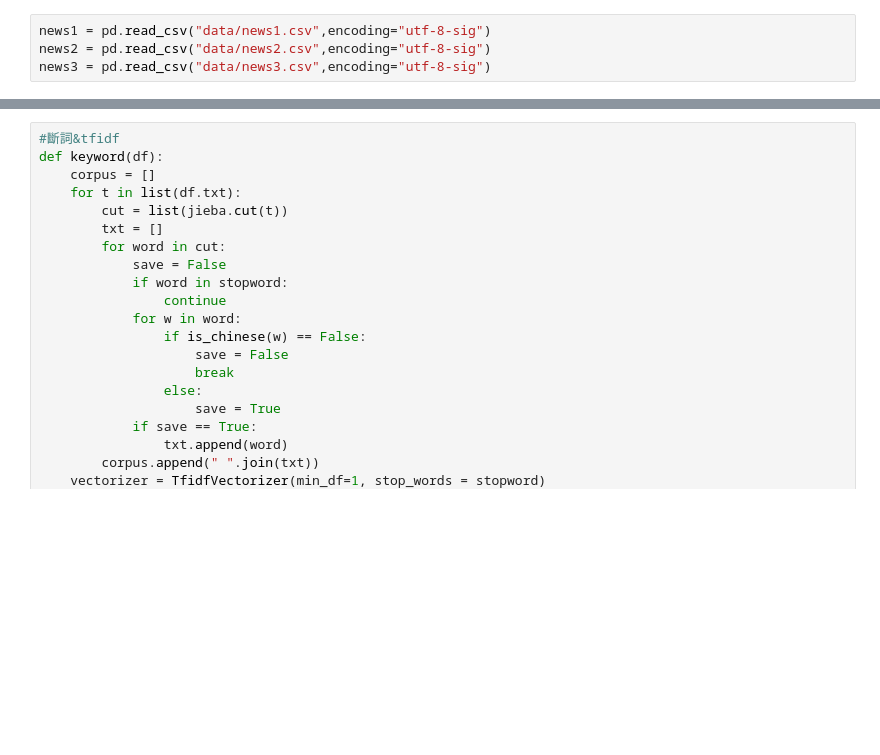
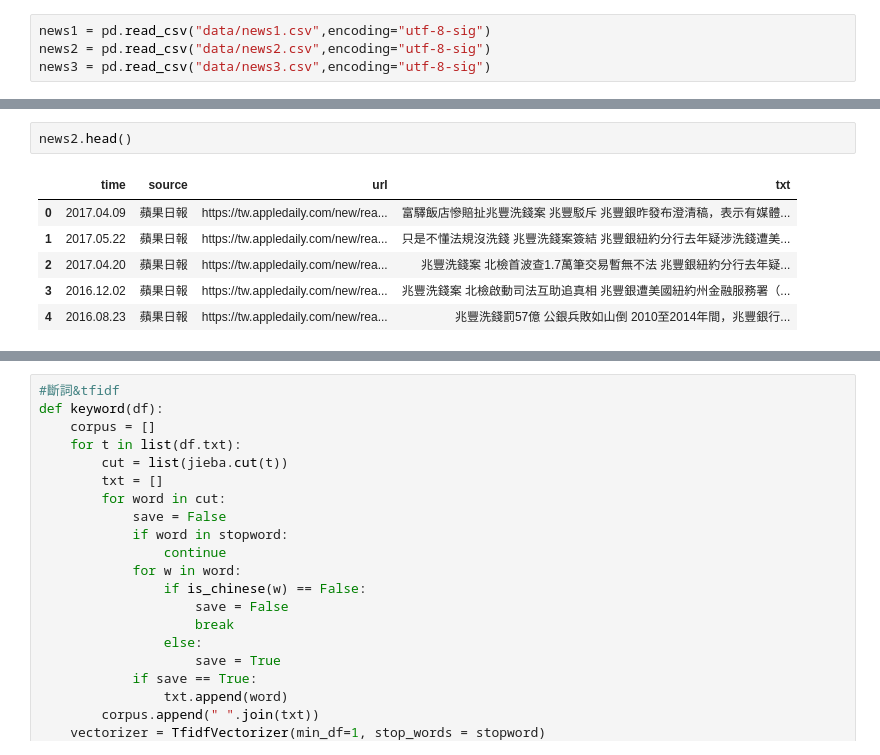
Before and after one commit to chloe8599/NTU-CSX-Project, a Jupyter notebook: week10/news.ipynb, the cells around one changed output, grey strips where cells are left out. Saved outputs shown, nothing was run; the diff lists cells and outputs as text; blank space fills up the shorter version.

```diff
--- a/week10/news.ipynb
+++ b/week10/news.ipynb
@@ -32,0 +46,9 @@ news3 = pd.read_csv("data/news3.csv",encoding="utf-8-sig")
+# %%
+news2.head()
+# %% [output]
+|  | time | source | url | txt |
+| 0 | 2017.04.09 | 蘋果日報 | https://tw.appledaily.com/new/rea... | 富驛飯店慘賠扯兆豐洗錢案 兆豐駁斥 兆豐銀昨發布澄清稿，表示有媒體... |
+| 1 | 2017.05.22 | 蘋果日報 | https://tw.appledaily.com/new/rea... | 只是不懂法規沒洗錢 兆豐洗錢案簽結 兆豐銀紐約分行去年疑涉洗錢遭美... |
+| 2 | 2017.04.20 | 蘋果日報 | https://tw.appledaily.com/new/rea... | 兆豐洗錢案 北檢首波查1.7萬筆交易暫無不法 兆豐銀紐約分行去年疑... |
+| 3 | 2016.12.02 | 蘋果日報 | https://tw.appledaily.com/new/rea... | 兆豐洗錢案 北檢啟動司法互助追真相 兆豐銀遭美國紐約州金融服務署（... |
+| 4 | 2016.08.23 | 蘋果日報 | https://tw.appledaily.com/new/rea... | 兆豐洗錢罰57億 公銀兵敗如山倒 2010至2014年間，兆豐銀行... |
```
Also changed, not shown: parts of 13 cells of this notebook, 6 other files.
